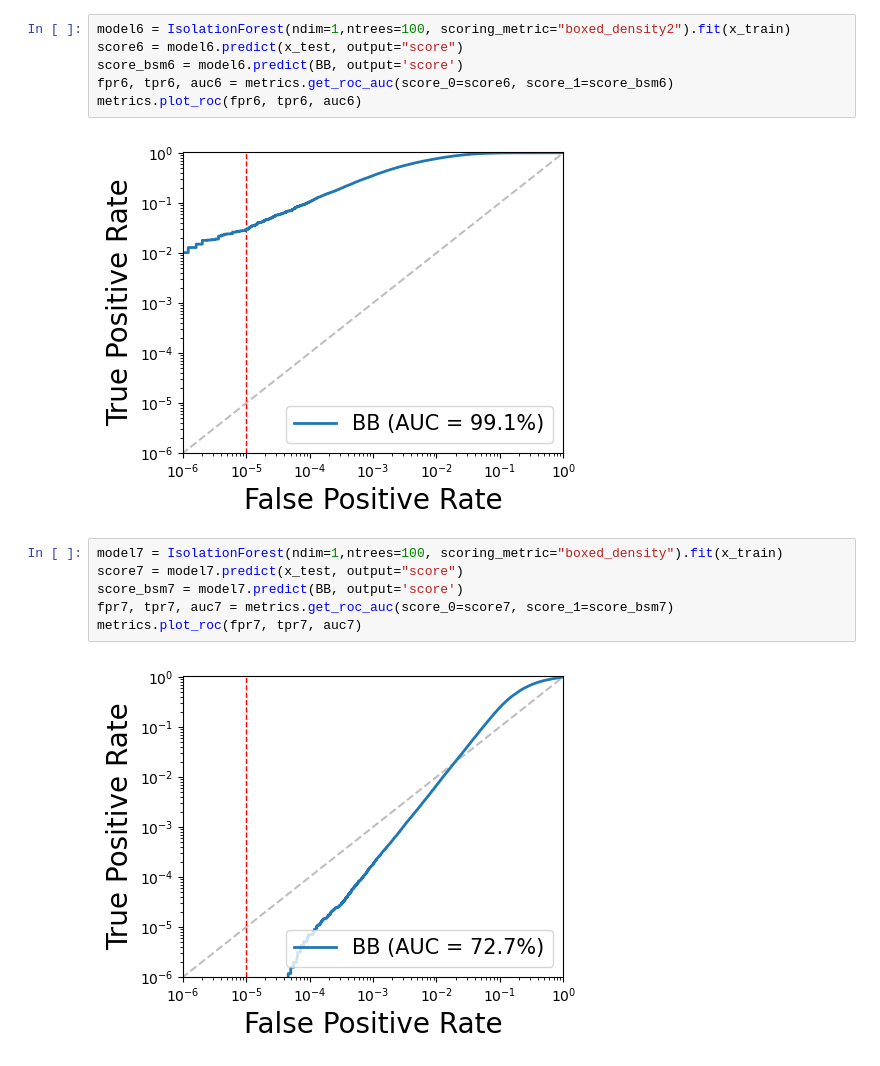
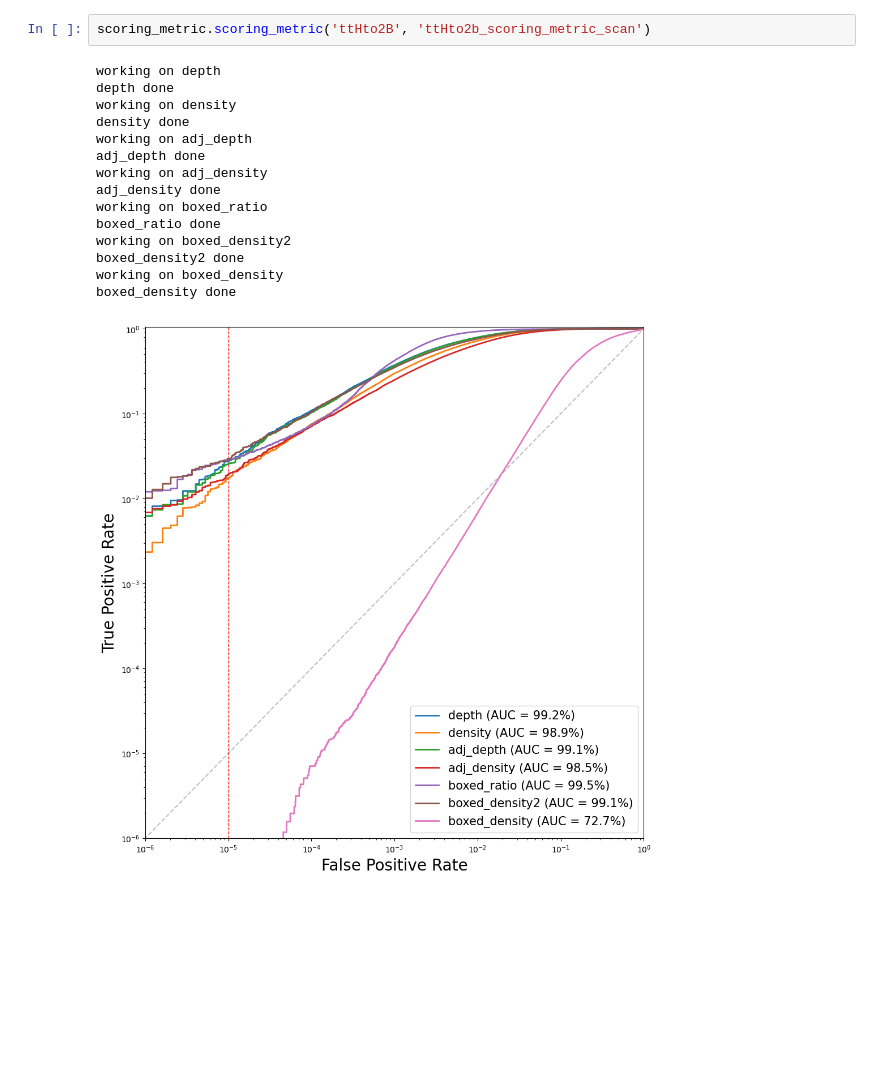
Before and after one commit to jprendi/thesis, a Jupyter notebook: playground.ipynb, the cells around one changed output. Saved outputs shown, nothing was run; the diff lists cells and outputs as text; blank space fills up the shorter version.

Commit message:
added scoring_metric scan (without uncertainty)

```diff
--- a/playground.ipynb
+++ b/playground.ipynb
@@ -48,16 +5,18 @@ metrics.plot_roc(fpr5, tpr5, auc5)
-# %%
-model6 = IsolationForest(ndim=1,ntrees=100, scoring_metric="boxed_density2").fit(x_train)
-score6 = model6.predict(x_test, output="score")
-score_bsm6 = model6.predict(BB, output='score')
-fpr6, tpr6, auc6 = metrics.get_roc_auc(score_0=score6, score_1=score_bsm6)
-metrics.plot_roc(fpr6, tpr6, auc6)
-# %% [output]
-[figure, removed]
-# %%
-model7 = IsolationForest(ndim=1,ntrees=100, scoring_metric="boxed_density").fit(x_train)
-score7 = model7.predict(x_test, output="score")
-score_bsm7 = model7.predict(BB, output='score')
-fpr7, tpr7, auc7 = metrics.get_roc_auc(score_0=score7, score_1=score_bsm7)
-metrics.plot_roc(fpr7, tpr7, auc7)
-# %% [output]
-[figure, removed]
+# %%
+scoring_metric.scoring_metric('ttHto2B', 'ttHto2b_scoring_metric_scan')
+# %% [output]
+working on depth
+depth done
+working on density
+density done
+working on adj_depth
+adj_depth done
+working on adj_density
+adj_density done
+working on boxed_ratio
+boxed_ratio done
+working on boxed_density2
+boxed_density2 done
+working on boxed_density
+boxed_density done
+[figure, added]
```
Also changed, not shown: parts of 9 cells of this notebook, 4 other files.
